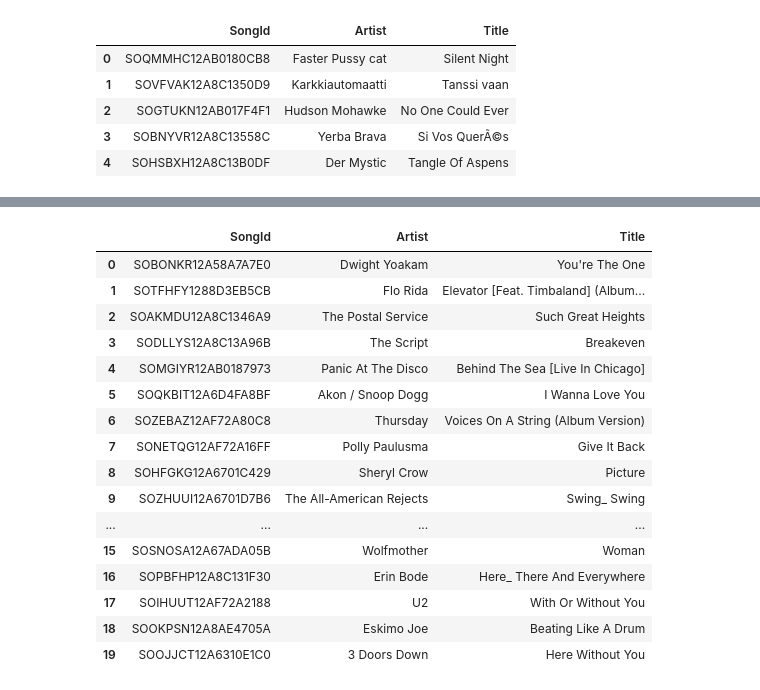
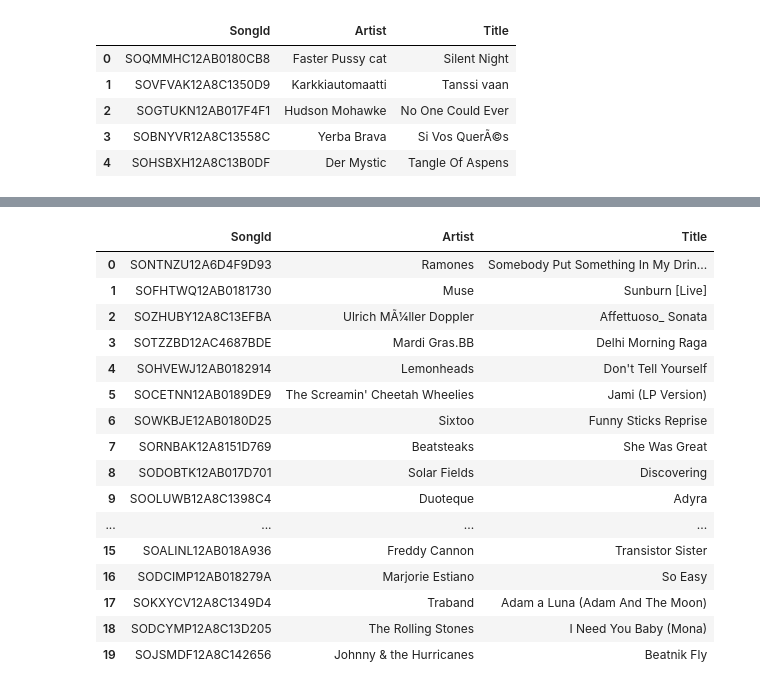
Before and after one commit to david-cortes/datascienceprojects, a Jupyter notebook: machine_learning/hierarchical_poisson_factorization.ipynb, the cells around one changed output, grey strips where cells are left out. Cells and saved outputs as stored; diff of their text form; code cells hidden in the pictures.

```diff
--- a/machine_learning/hierarchical_poisson_factorization.ipynb
+++ b/machine_learning/hierarchical_poisson_factorization.ipynb
@@ -106,27 +106,31 @@ PyMC3 Implementation. The hyperparameters are the ones suggested in the paper:
 # %%
 # hyperparameters
 a=.3
-a_=.3
+a_prime=.3
+b_prime=1.0
+
 c=.3
-c_=.3
-
-b_=1.0
-d_=1.0
+c_prime=.3
+d_prime=1.0
 
 # number of factors
-k = 25
+k = 30
 # %%
-with pm.Model() as pmf2:
-    user_activity=pm.Gamma('user_activity',a_,a_/b_, shape = (cnt_users,1) )
+np.random.seed(1)
+theta_init=np.random.gamma(.3, .3, size=(cnt_users,k))
+beta_init=np.random.gamma(.3, .3, size=(cnt_songs,k))
+
+with pm.Model():
+    user_activity=pm.Gamma('user_activity', a_prime, a_prime/b_prime, shape = (cnt_users,1) )
     user_prior=theano.tensor.tile(user_activity, k, ndim=2)
-    theta=pm.Gamma('theta',a,user_prior, shape=(cnt_users,k))
+    theta=pm.Gamma('theta', a, user_prior, shape=(cnt_users,k), testval=theta_init)
 
-    item_pop=pm.Gamma('item_pop', c_,c_/d_, shape = (cnt_songs,1) )
+    item_pop=pm.Gamma('item_pop', c_prime, c_prime/d_prime, shape = (cnt_songs,1) )
     item_prior=theano.tensor.tile(item_pop, k, ndim=2)
-    beta=pm.Gamma('beta', c, item_prior, shape=(cnt_songs,k))
+    beta=pm.Gamma('beta', c, item_prior, shape=(cnt_songs,k), testval=beta_init)
 
-    xhat=theano.tensor.sum(theta[playcounts.UserId] * beta[playcounts.SongId], axis=1)
-    R=pm.Poisson('R',mu=xhat, observed=playcounts.Playcount.astype('float32'))
+    xhat=theano.tensor.sum(theta[train.UserId] * beta[train.SongId], axis=1)
+    R=pm.Poisson('R',mu=xhat, observed=train.Playcount.astype('float32'))
     HPF=pm.find_MAP()
 # %% [markdown]
 Now extracting the results:
@@ -181,21 +184,21 @@ top_n(0)
 # %%
-top_n(123)
+top_n(user_id=123)
 # %% [output]
 |  | SongId | Artist | Title |
-| 0 | SOBONKR12A58A7A7E0 | Dwight Yoakam | You're The One |
-| 1 | SOTFHFY1288D3EB5CB | Flo Rida | Elevator [Feat. Timbaland] (Album... |
-| 2 | SOAKMDU12A8C1346A9 | The Postal Service | Such Great Heights |
-| 3 | SODLLYS12A8C13A96B | The Script | Breakeven |
-| 4 | SOMGIYR12AB0187973 | Panic At The Disco | Behind The Sea [Live In Chicago] |
-| 5 | SOQKBIT12A6D4FA8BF | Akon / Snoop Dogg | I Wanna Love You |
-| 6 | SOZEBAZ12AF72A80C8 | Thursday | Voices On A String (Album Version) |
-| 7 | SONETQG12AF72A16FF | Polly Paulusma | Give It Back |
-| 8 | SOHFGKG12A6701C429 | Sheryl Crow | Picture |
-| 9 | SOZHUUI12A6701D7B6 | The All-American Rejects | Swing_ Swing |
+| 0 | SONTNZU12A6D4F9D93 | Ramones | Somebody Put Something In My Drin... |
+| 1 | SOFHTWQ12AB0181730 | Muse | Sunburn [Live] |
+| 2 | SOZHUBY12A8C13EFBA | Ulrich MÃ¼ller Doppler | Affettuoso_ Sonata |
+| 3 | SOTZZBD12AC4687BDE | Mardi Gras.BB | Delhi Morning Raga |
+| 4 | SOHVEWJ12AB0182914 | Lemonheads | Don't Tell Yourself |
+| 5 | SOCETNN12AB0189DE9 | The Screamin' Cheetah Wheelies | Jami (LP Version) |
+| 6 | SOWKBJE12AB0180D25 | Sixtoo | Funny Sticks Reprise |
+| 7 | SORNBAK12A8151D769 | Beatsteaks | She Was Great |
+| 8 | SODOBTK12AB017D701 | Solar Fields | Discovering |
+| 9 | SOOLUWB12A8C1398C4 | Duoteque | Adyra |
 | ... | ... | ... | ... |
-| 15 | SOSNOSA12A67ADA05B | Wolfmother | Woman |
-| 16 | SOPBFHP12A8C131F30 | Erin Bode | Here_ There And Everywhere |
-| 17 | SOIHUUT12AF72A2188 | U2 | With Or Without You |
-| 18 | SOOKPSN12A8AE4705A | Eskimo Joe | Beating Like A Drum |
-| 19 | SOOJJCT12A6310E1C0 | 3 Doors Down | Here Without You |
+| 15 | SOALINL12AB018A936 | Freddy Cannon | Transistor Sister |
+| 16 | SODCIMP12AB018279A | Marjorie Estiano | So Easy |
+| 17 | SOKXYCV12A8C1349D4 | Traband | Adam a Luna (Adam And The Moon) |
+| 18 | SODCYMP12A8C13D205 | The Rolling Stones | I Need You Baby (Mona) |
+| 19 | SOJSMDF12A8C142656 | Johnny & the Hurricanes | Beatnik Fly |
 # %%
```
Also changed, not shown: parts of 12 cells of this notebook.
